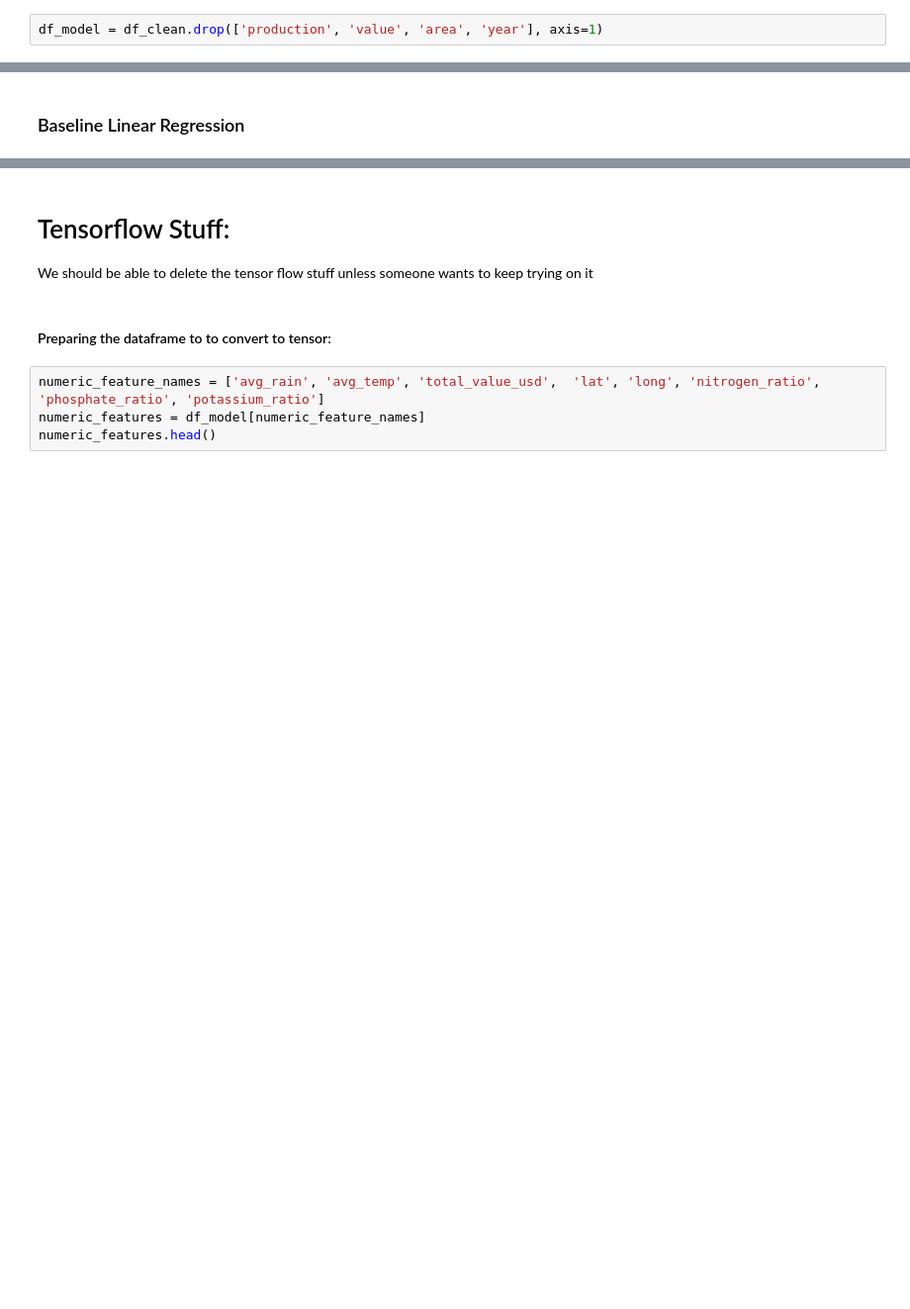
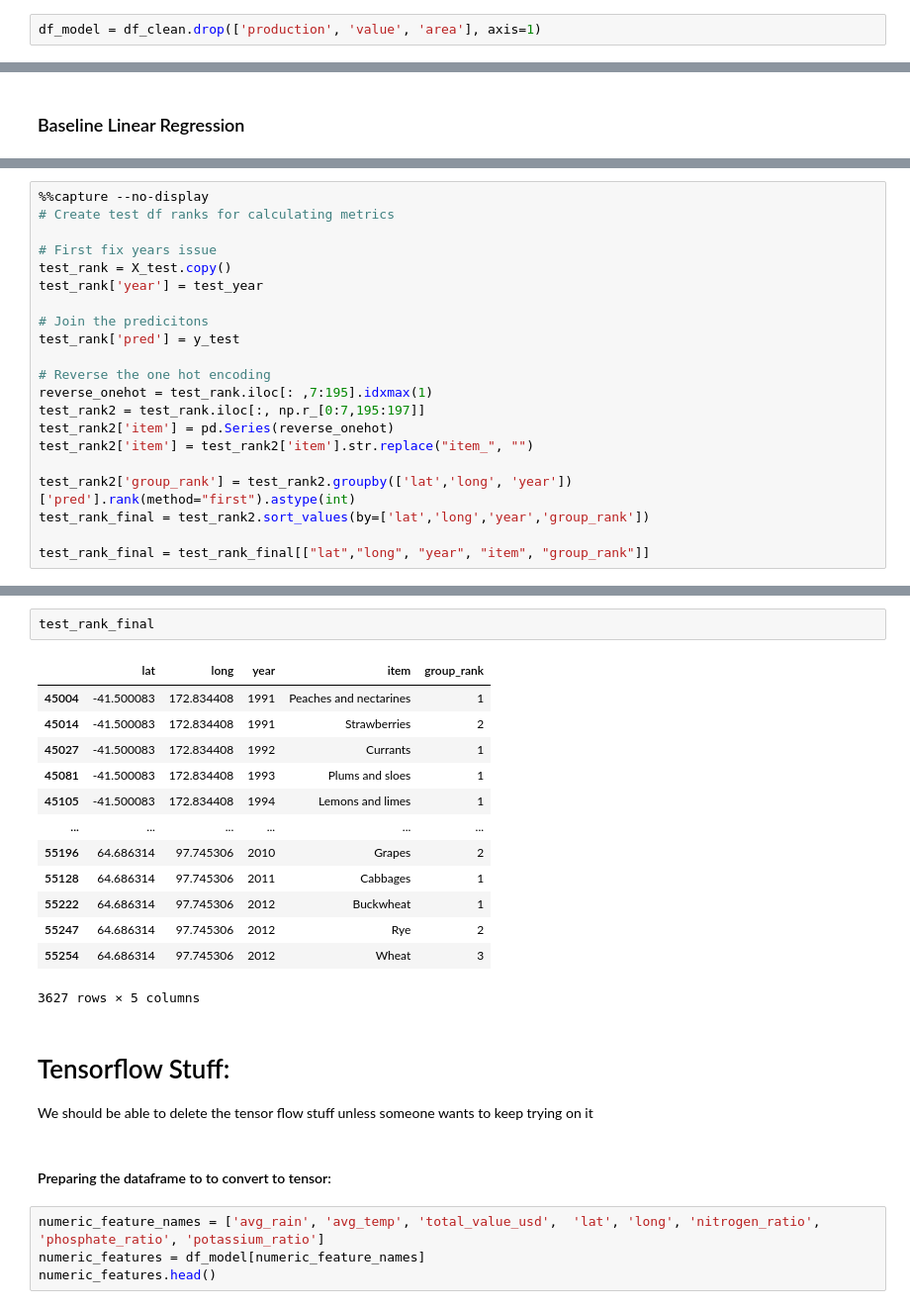
Before and after one commit to hunterblum/CloudFinal-Team1, a Jupyter notebook: Cloud_Team1.ipynb, the cells around one changed output, grey strips where cells are left out. Shown at 99% size. Cells and saved outputs as stored; diff of their text form; blank space fills up the shorter version.

```diff
--- a/Cloud_Team1.ipynb
+++ b/Cloud_Team1.ipynb
@@ -723,7 +725,7 @@ for column in num_df:
 ## Data Preparation:
 We will not need the production, value, area, or year columns for modeling. Production and value were only used to create total_value_usd, area will be represented numerically through lat and long, and we are not doing any time series forecasting.
 # %%
-df_model = df_clean.drop(['production', 'value', 'area', 'year'], axis=1)
+df_model = df_clean.drop(['production', 'value', 'area'], axis=1)
 # %% [markdown]
 ### Creating ratio features for the fertilizer columns:
 # %%
@@ -867,0 +866,21 @@ array([ 3.72766846e+22,  1.33378867e+09, -9.78950554e+09, ...,
+# %%
+%%capture --no-display
+# Create test df ranks for calculating metrics
+
+# First fix years issue
+test_rank = X_test.copy()
+test_rank['year'] = test_year
+
+# Join the predicitons
+test_rank['pred'] = y_test
+
+# Reverse the one hot encoding
+reverse_onehot = test_rank.iloc[: ,7:195].idxmax(1)
+test_rank2 = test_rank.iloc[:, np.r_[0:7,195:197]]
+test_rank2['item'] = pd.Series(reverse_onehot)
+test_rank2['item'] = test_rank2['item'].str.replace("item_", "")
+
+test_rank2['group_rank'] = test_rank2.groupby(['lat','long', 'year'])['pred'].rank(method="first").astype(int)
+test_rank_final = test_rank2.sort_values(by=['lat','long','year','group_rank'])
+
+test_rank_final = test_rank_final[["lat","long", "year", "item", "group_rank"]]
@@ -868,3 +903,19 @@ array([ 3.72766846e+22,  1.33378867e+09, -9.78950554e+09, ...,
+# %%
+test_rank_final
+# %% [output]
+|  | lat | long | year | item | group_rank |
+| 45004 | -41.500083 | 172.834408 | 1991 | Peaches and nectarines | 1 |
+| 45014 | -41.500083 | 172.834408 | 1991 | Strawberries | 2 |
+| 45027 | -41.500083 | 172.834408 | 1992 | Currants | 1 |
+| 45081 | -41.500083 | 172.834408 | 1993 | Plums and sloes | 1 |
+| 45105 | -41.500083 | 172.834408 | 1994 | Lemons and limes | 1 |
+| ... | ... | ... | ... | ... | ... |
+| 55196 | 64.686314 | 97.745306 | 2010 | Grapes | 2 |
+| 55128 | 64.686314 | 97.745306 | 2011 | Cabbages | 1 |
+| 55222 | 64.686314 | 97.745306 | 2012 | Buckwheat | 1 |
+| 55247 | 64.686314 | 97.745306 | 2012 | Rye | 2 |
+| 55254 | 64.686314 | 97.745306 | 2012 | Wheat | 3 |
+3627 rows × 5 columns
 # %% [markdown]
 # Tensorflow Stuff:
 
```
Also changed, not shown: parts of 10 cells of this notebook.
